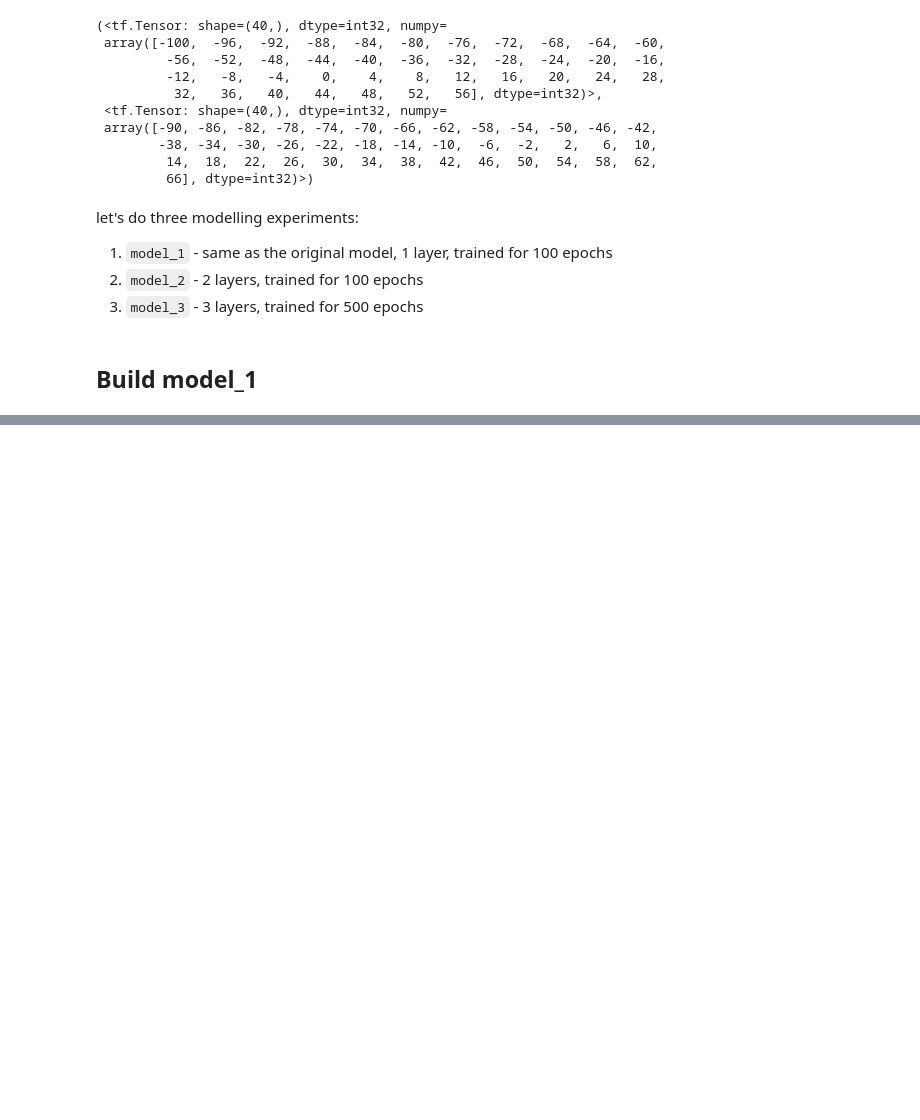
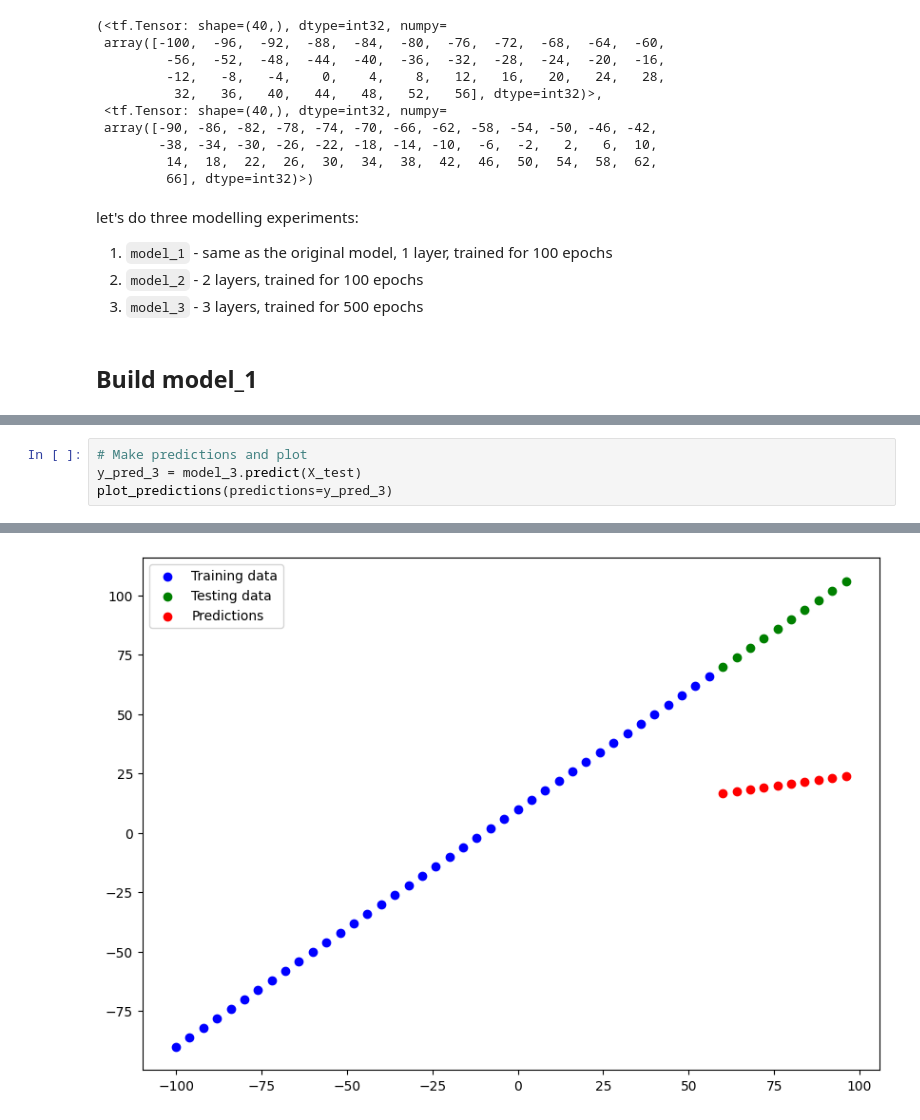
Before and after one commit to sagar2582/TensorFlow, a Jupyter notebook: 01_neural_network_regression_with_tensorflow.ipynb, the cells around one changed output, grey strips where cells are left out. Drawn from its saved outputs; the diff is of its cells as text; blank space fills up the shorter version.

```diff
--- a/01_neural_network_regression_with_tensorflow.ipynb
+++ b/01_neural_network_regression_with_tensorflow.ipynb
@@ -506,0 +615,5 @@ ValueError: ignored
+# %%
+# Make predictions and plot
+y_pred_3 = model_3.predict(X_test)
+plot_predictions(predictions=y_pred_3)
+# %% [output]
@@ -506,0 +621 @@ ValueError: ignored
+[figure, added]
```
Also changed, not shown: parts of 52 cells of this notebook.
